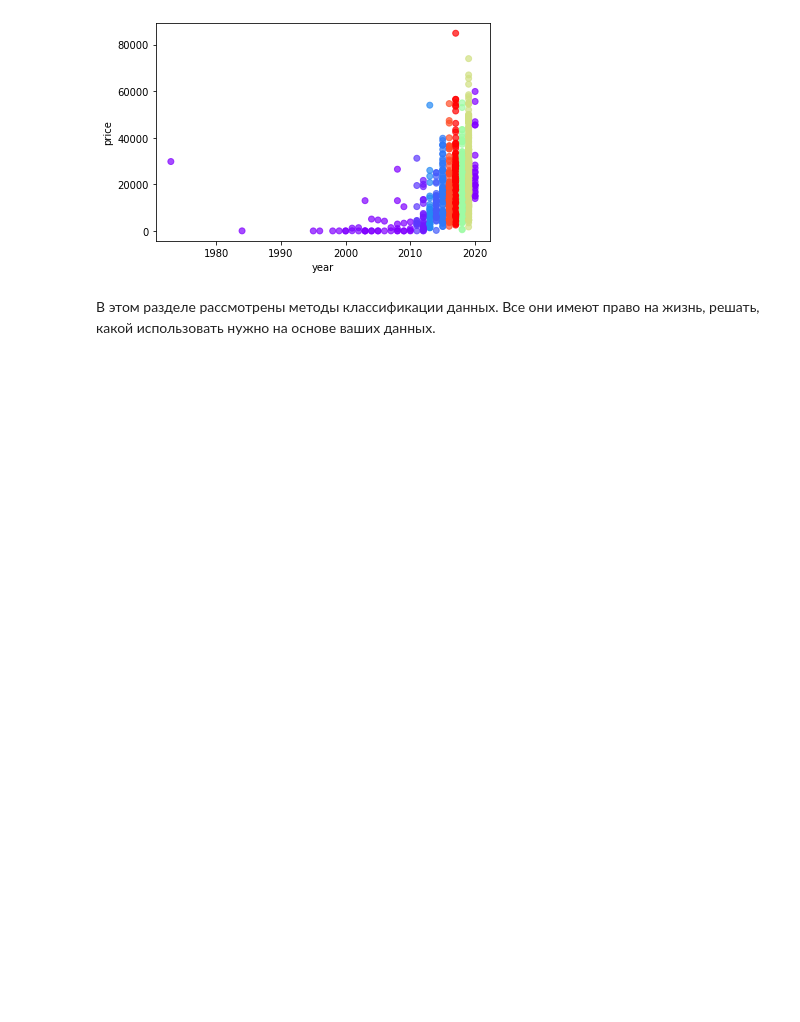
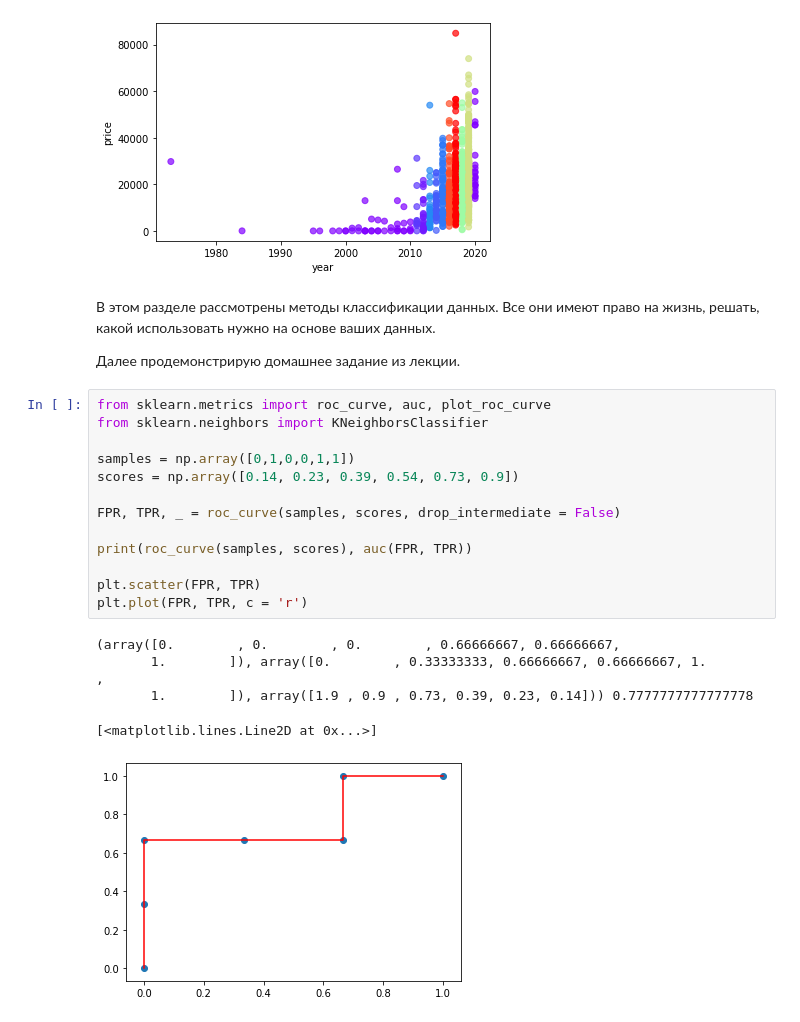
Before and after one commit to Aladiev/data-mining, a Jupyter notebook: classification.ipynb, the cells around one changed output. Saved outputs shown, nothing was run; the diff lists cells and outputs as text; blank space fills up the shorter version.

```diff
--- a/classification.ipynb
+++ b/classification.ipynb
@@ -80,3 +80,24 @@ my_plot(x_test.reshape(-1, 1), y_test, dtc.predict(x_test.reshape(-1, 1)))
 [figure]
 # %% [markdown]
 В этом разделе рассмотрены методы классификации данных. Все они имеют право на жизнь, решать, какой использовать нужно на основе ваших данных.
+
+Далее продемонстрирую домашнее задание из лекции.
+# %%
+from sklearn.metrics import roc_curve, auc, plot_roc_curve
+from sklearn.neighbors import KNeighborsClassifier
+
+samples = np.array([0,1,0,0,1,1])
+scores = np.array([0.14, 0.23, 0.39, 0.54, 0.73, 0.9])
+
+FPR, TPR, _ = roc_curve(samples, scores, drop_intermediate = False)
+
+print(roc_curve(samples, scores), auc(FPR, TPR))
+
+plt.scatter(FPR, TPR)
+plt.plot(FPR, TPR, c = 'r')
+# %% [output]
+(array([0.        , 0.        , 0.        , 0.66666667, 0.66666667,
+       1.        ]), array([0.        , 0.33333333, 0.66666667, 0.66666667, 1.        ,
+       1.        ]), array([1.9 , 0.9 , 0.73, 0.39, 0.23, 0.14])) 0.7777777777777778
+[<matplotlib.lines.Line2D at 0x...>]
+[figure, added]
```
